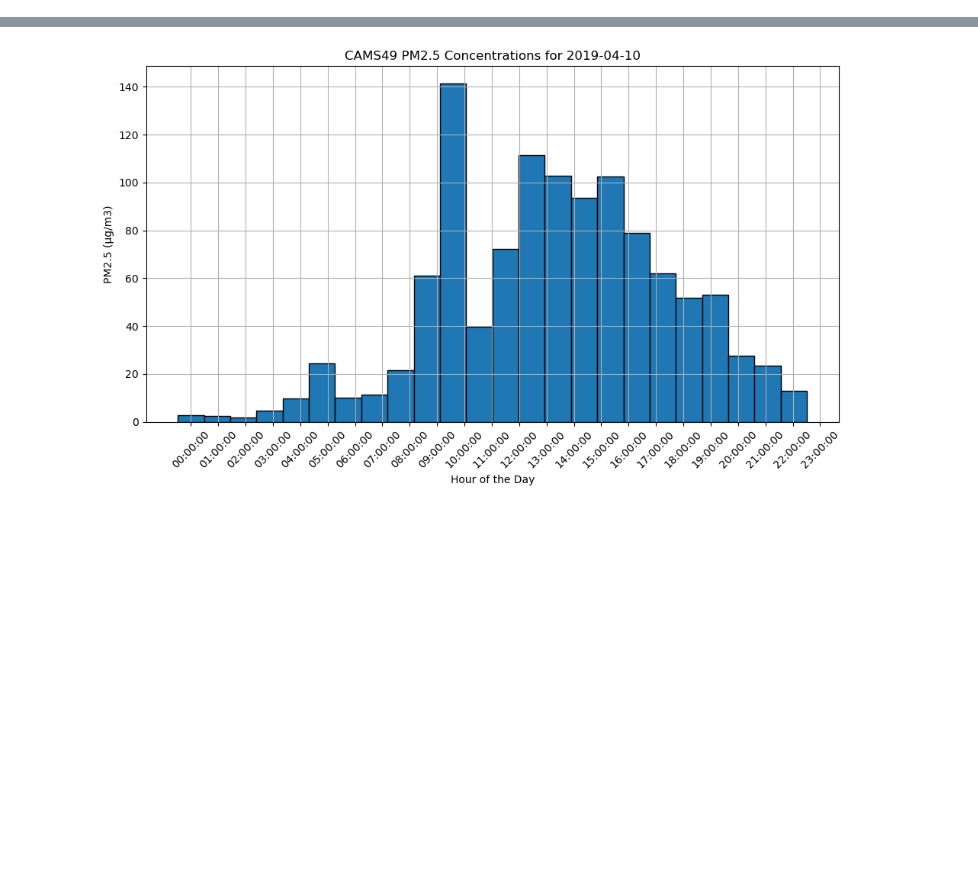
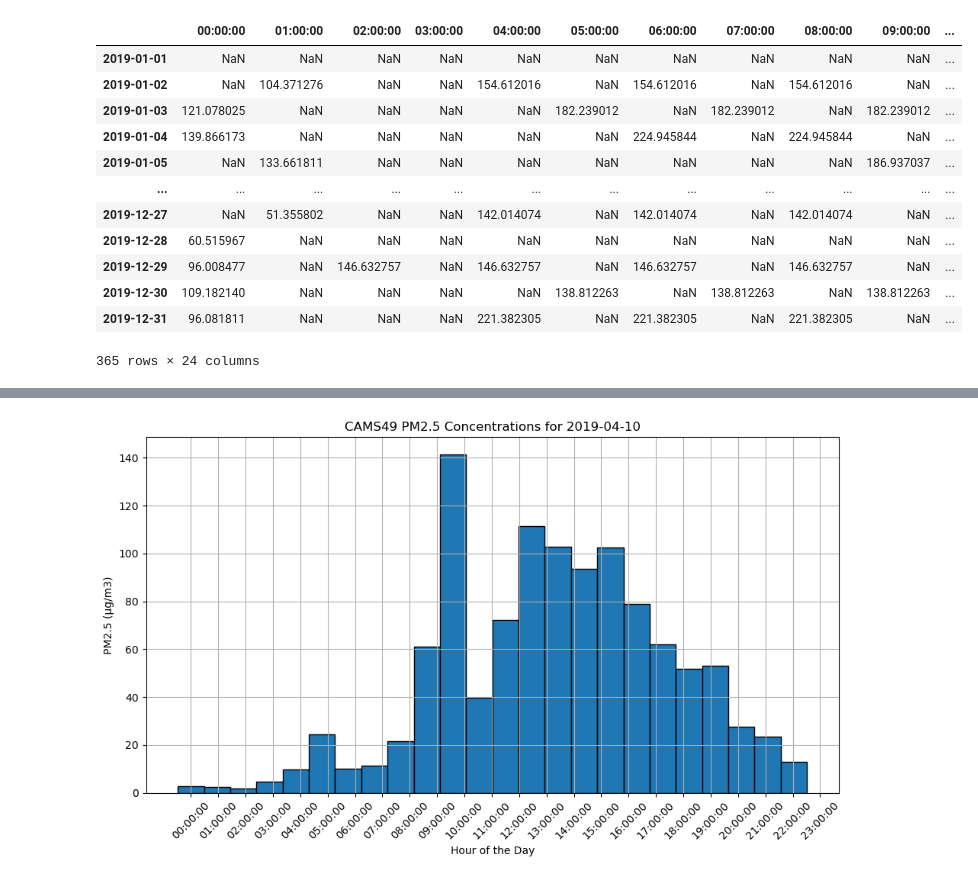
Before and after one commit to ChristopherLovepeace/dust_score_master_thesis, a Jupyter notebook: TECQ_plots.ipynb, the cells around one changed output, grey strips where cells are left out. Saved outputs shown, nothing was run; the diff lists cells and outputs as text; code cells hidden in the pictures; blank space fills up the shorter version.

```diff
--- a/TECQ_plots.ipynb
+++ b/TECQ_plots.ipynb
@@ -1,5 +1,28 @@
 # %%
 from functions import *
-# File names for TECQ PM2.5 stations in West Texas
-file_name_cams49=r'CAMS_49_SocorroHueco.xlsx'
-file_name_cams1028=r'CAMS_1028_Lubbock.xlsx'
+from scipy.stats import mode
+from scipy.stats import pearsonr
+file_ext= "D:\\NASA_AIRS"
+file_path_plots=r"C:\Users\Zelda64\Documents\Programming\dust_solar_power\Plots"
+file_path_main=r"C:\Users\Zelda64\Documents\Programming\dust_solar_power"
+file_dust_score='dust_score_stats_CAMS49ELLIPSE.csv'
+file_dust_scorev2='dust_score_stats_CAMS49.csv'
+file_dust_score_3years='dust_score_stats_CAMS49ELLIPSEv3.csv'
+folder_year_list=sorted(os.listdir(file_ext))
+# %%
+dust_score_stats_CAMS493YEARS=pd.read_csv(os.path.join(file_path_main,file_dust_score_3years),index_col=0)[:365]
+dust_score_stats_CAMS493YEARS
+# %% [output]
+|  | 00:00:00 | 01:00:00 | 02:00:00 | 03:00:00 | 04:00:00 | 05:00:00 | 06:00:00 | 07:00:00 | 08:00:00 | 09:00:00 | ... |
+| 2019-01-01 | NaN | NaN | NaN | NaN | NaN | NaN | NaN | NaN | NaN | NaN | ... |
+| 2019-01-02 | NaN | 104.371276 | NaN | NaN | 154.612016 | NaN | 154.612016 | NaN | 154.612016 | NaN | ... |
+| 2019-01-03 | 121.078025 | NaN | NaN | NaN | NaN | 182.239012 | NaN | 182.239012 | NaN | 182.239012 | ... |
+| 2019-01-04 | 139.866173 | NaN | NaN | NaN | NaN | NaN | 224.945844 | NaN | 224.945844 | NaN | ... |
+| 2019-01-05 | NaN | 133.661811 | NaN | NaN | NaN | NaN | NaN | NaN | NaN | 186.937037 | ... |
+| ... | ... | ... | ... | ... | ... | ... | ... | ... | ... | ... | ... |
+| 2019-12-27 | NaN | 51.355802 | NaN | NaN | 142.014074 | NaN | 142.014074 | NaN | 142.014074 | NaN | ... |
+| 2019-12-28 | 60.515967 | NaN | NaN | NaN | NaN | NaN | NaN | NaN | NaN | NaN | ... |
+| 2019-12-29 | 96.008477 | NaN | 146.632757 | NaN | 146.632757 | NaN | 146.632757 | NaN | 146.632757 | NaN | ... |
+| 2019-12-30 | 109.182140 | NaN | NaN | NaN | NaN | 138.812263 | NaN | 138.812263 | NaN | 138.812263 | ... |
+| 2019-12-31 | 96.081811 | NaN | NaN | NaN | 221.382305 | NaN | 221.382305 | NaN | 221.382305 | NaN | ... |
+365 rows × 24 columns
```
Also changed, not shown: parts of 9 cells of this notebook, 37 other files.
